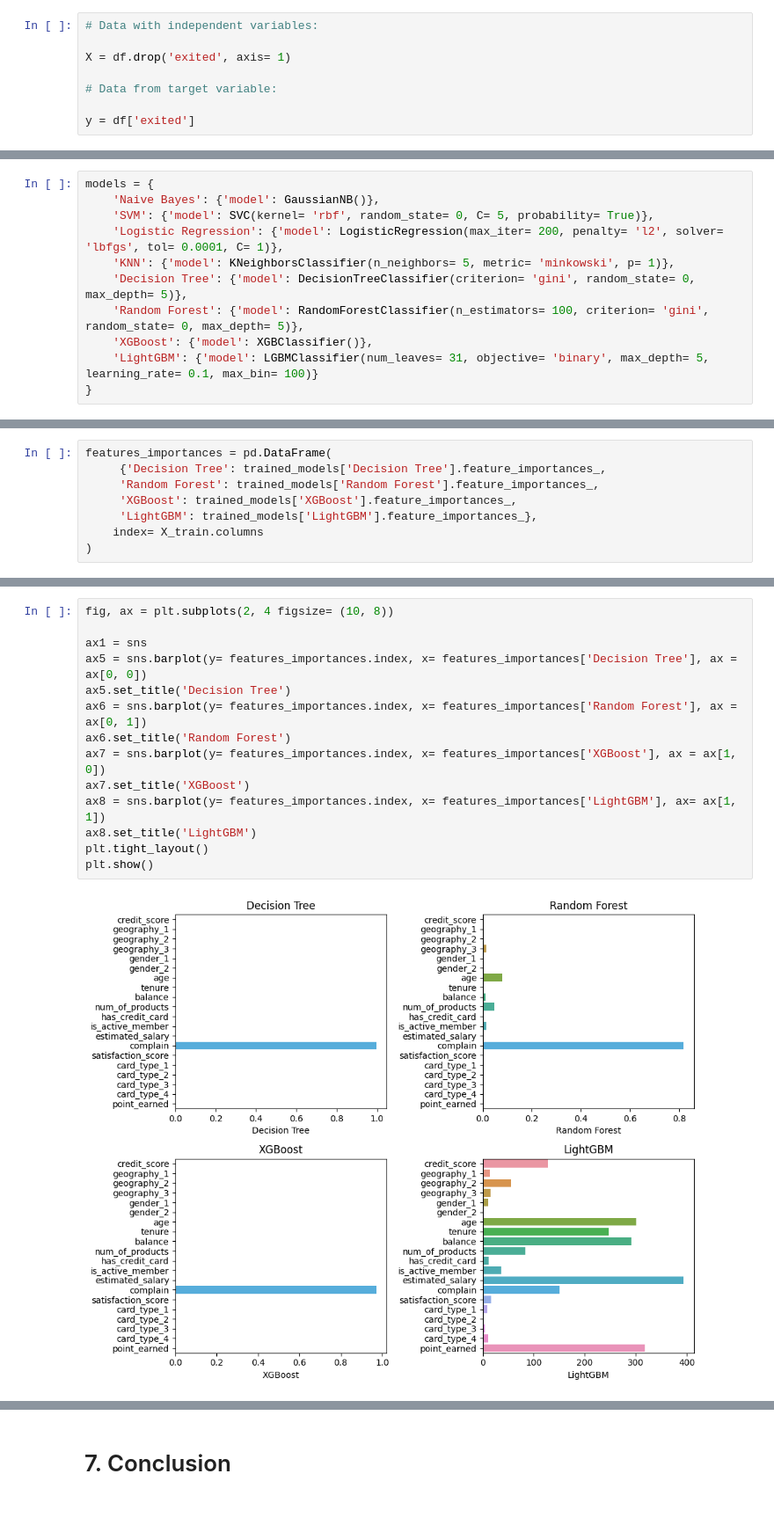
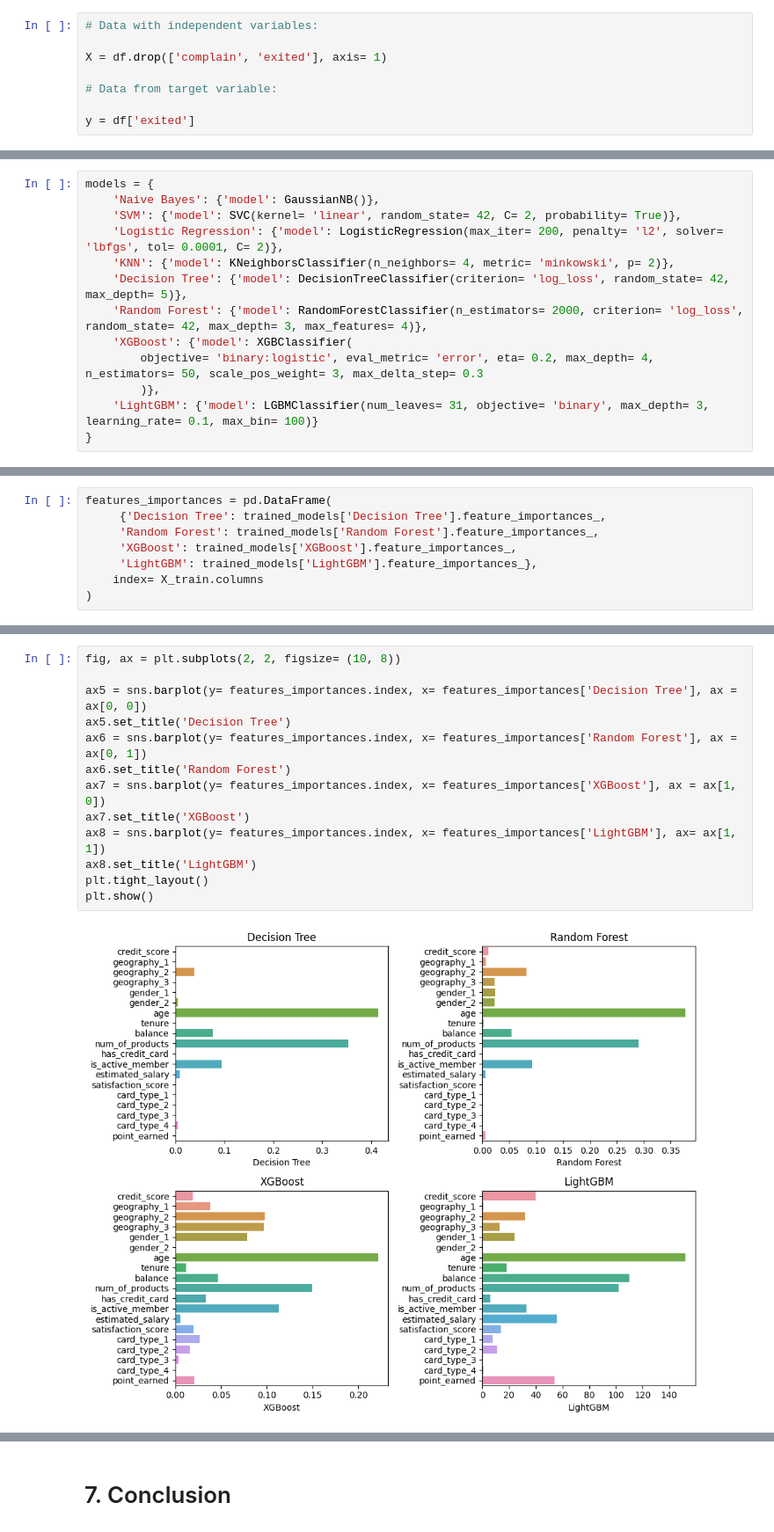
Before and after one commit to DamodaraBarbosa/bank_customer_churn_prediction, a Jupyter notebook: bank_customer_churn_prediction.ipynb, the cells around one changed output, grey strips where cells are left out. Shown at 88% size. Cells and saved outputs as stored; diff of their text form.

```diff
--- a/bank_customer_churn_prediction.ipynb
+++ b/bank_customer_churn_prediction.ipynb
@@ -594,7 +593,7 @@ from lightgbm import LGBMClassifier
 # %%
 # Data with independent variables:
 
-X = df.drop('exited', axis= 1)
+X = df.drop(['complain', 'exited'], axis= 1)
 
 # Data from target variable:
 
@@ -652,13 +657,15 @@ The models with their hyperparameters, when these are defined, are contained in
 # %%
 models = {
     'Naive Bayes': {'model': GaussianNB()},
-    'SVM': {'model': SVC(kernel= 'rbf', random_state= 0, C= 5, probability= True)},
-    'Logistic Regression': {'model': LogisticRegression(max_iter= 200, penalty= 'l2', solver= 'lbfgs', tol= 0.0001, C= 1)},
-    'KNN': {'model': KNeighborsClassifier(n_neighbors= 5, metric= 'minkowski', p= 1)},
-    'Decision Tree': {'model': DecisionTreeClassifier(criterion= 'gini', random_state= 0, max_depth= 5)},
-    'Random Forest': {'model': RandomForestClassifier(n_estimators= 100, criterion= 'gini', random_state= 0, max_depth= 5)},
-    'XGBoost': {'model': XGBClassifier()},
-    'LightGBM': {'model': LGBMClassifier(num_leaves= 31, objective= 'binary', max_depth= 5, learning_rate= 0.1, max_bin= 100)}
+    'SVM': {'model': SVC(kernel= 'linear', random_state= 42, C= 2, probability= True)},
+    'Logistic Regression': {'model': LogisticRegression(max_iter= 200, penalty= 'l2', solver= 'lbfgs', tol= 0.0001, C= 2)},
+    'KNN': {'model': KNeighborsClassifier(n_neighbors= 4, metric= 'minkowski', p= 2)},
+    'Decision Tree': {'model': DecisionTreeClassifier(criterion= 'log_loss', random_state= 42, max_depth= 5)},
+    'Random Forest': {'model': RandomForestClassifier(n_estimators= 2000, criterion= 'log_loss', random_state= 42, max_depth= 3, max_features= 4)},
+    'XGBoost': {'model': XGBClassifier(
+        objective= 'binary:logistic', eval_metric= 'error', eta= 0.2, max_depth= 4, n_estimators= 50, scale_pos_weight= 3, max_delta_step= 0.3
+        )},
+    'LightGBM': {'model': LGBMClassifier(num_leaves= 31, objective= 'binary', max_depth= 3, learning_rate= 0.1, max_bin= 100)}
 }
 # %% [markdown]
 The function below iterates and trains the different models:
@@ -1005,16 +1017,15 @@ The charts below show the importance for the features of the models that perform
 # %%
-fig, ax = plt.subplots(2, 4 figsize= (10, 8))
+fig, ax = plt.subplots(2, 2, figsize= (10, 8))
 
-ax1 = sns
 ax5 = sns.barplot(y= features_importances.index, x= features_importances['Decision Tree'], ax = ax[0, 0])
 ax5.set_title('Decision Tree')
 ax6 = sns.barplot(y= features_importances.index, x= features_importances['Random Forest'], ax = ax[0, 1])
 ax6.set_title('Random Forest')
 ax7 = sns.barplot(y= features_importances.index, x= features_importances['XGBoost'], ax = ax[1, 0])
 ax7.set_title('XGBoost')
 ax8 = sns.barplot(y= features_importances.index, x= features_importances['LightGBM'], ax= ax[1, 1])
 ax8.set_title('LightGBM')
 plt.tight_layout()
 plt.show()
 # %% [output]
-[figure, old version]
+[figure, new version]
```
Also changed, not shown: parts of 21 cells of this notebook.
